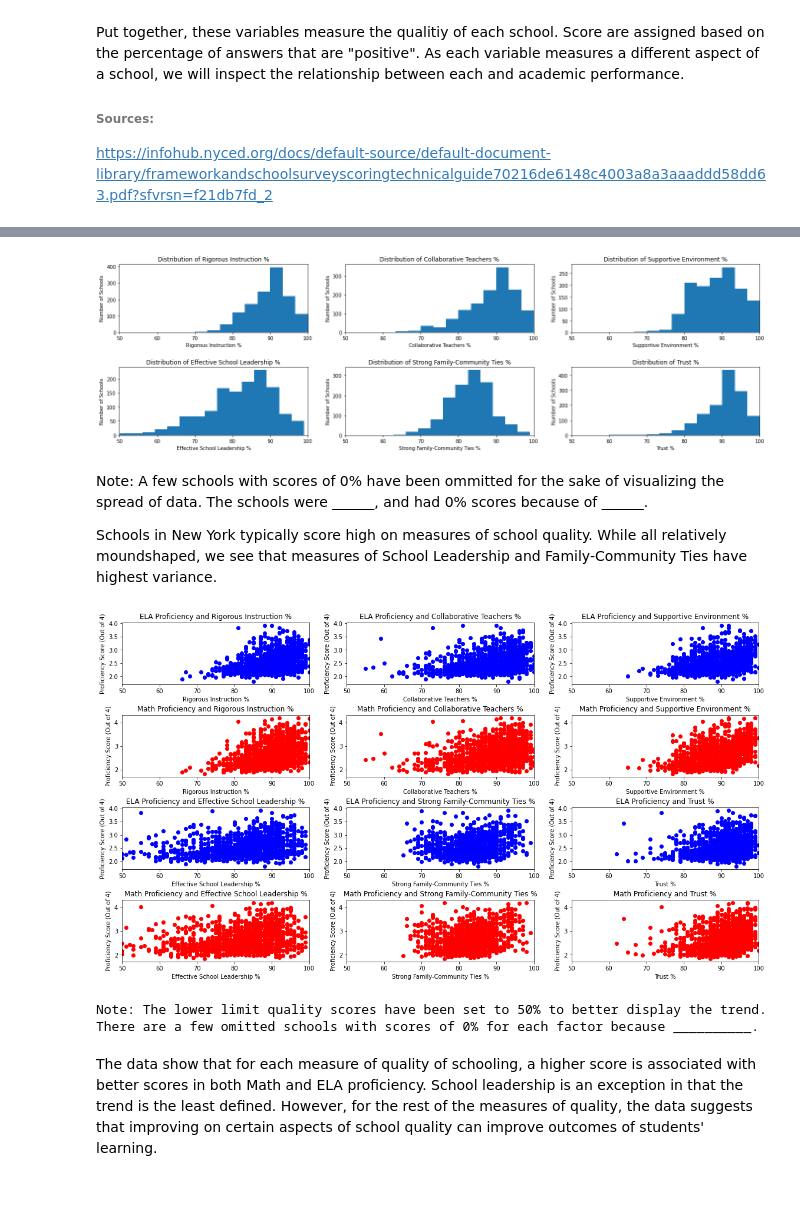
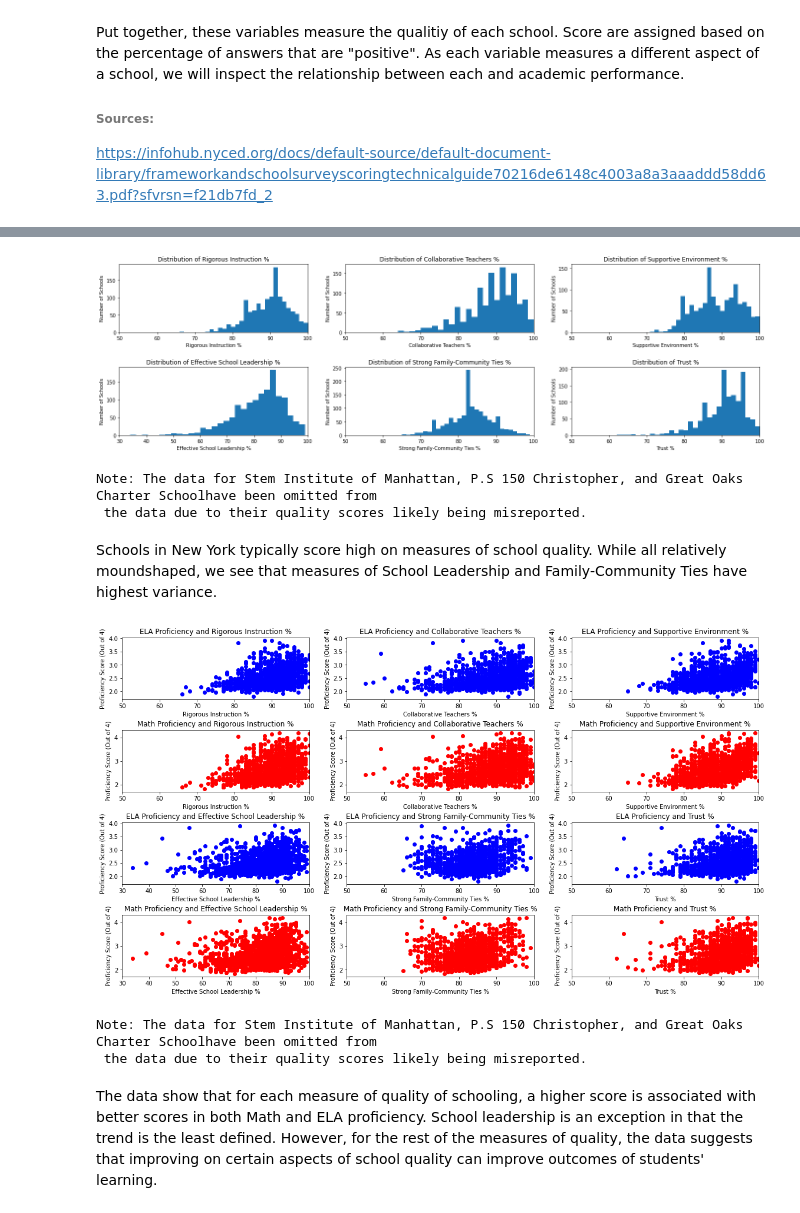
Before and after one commit to ethanyingchan/ECO225Project, a Jupyter notebook: How is student participation in the SHSAT and English and Math scores influenced by diversity, income, and quality of schools_.ipynb, the cells around one changed output, grey strips where cells are left out. Saved outputs shown, nothing was run; the diff lists cells and outputs as text; code cells hidden in the pictures.

```diff
--- a/How is student participation in the SHSAT and English and Math scores influenced by diversity, income, and quality of schools_.ipynb
+++ b/How is student participation in the SHSAT and English and Math scores influenced by diversity, income, and quality of schools_.ipynb
@@ -11,35 +36,15 @@ Datasets from PASSNYC provide information on primary and middle schools in New Y
 # %%
-import pandas as pd
-import matplotlib.pyplot as plt
-import numpy as np
-
-#Loading Data
-school = pd.read_csv('~/ECO225 Project/Data/2016 School Explorer.csv')
-SHSAT = pd.read_csv('~/ECO225 Project/Data/D5 SHSAT Registrations and Testers.csv')
-SHSAT['School name'] = SHSAT['School name'].str.upper()
-SHSAT = SHSAT.rename(columns={'School name': 'School Name'})
-
-#Cleaning data - Converting percentages into floats
-
-def percentfloat(var):
-    return float(var.replace('%',''))
-
-races = ['Percent Asian', 'Percent Black', 'Percent Hispanic', 'Percent Black / Hispanic', 'Percent White']
-for r in races:
-    school[r] = school[r].apply(percentfloat)
-races.remove('Percent Black / Hispanic')
-
-quality = ['Rigorous Instruction %', 'Collaborative Teachers %', 'Supportive Environment %',
-           'Effective School Leadership %', 'Strong Family-Community Ties %', 'Trust %']
-for q in quality:
-    school[q] = school[q].apply(str).apply(percentfloat)
+#Dropping rows with 0% for quality percentages - these are likely recording issues as all but 3 data points
+school = school.drop(school.index[school['Rigorous Instruction %'] == 0].tolist())
 
 school.set_index('School Name')
 SHSAT.set_index('School Name')
+
 data = pd.merge(school, SHSAT, how = 'outer')
 data = data.rename({'Number of students who registered for the SHSAT': 'SHSAT Registration',
              'Number of students who took the SHSAT': 'SHSAT Participation',
             'Enrollment on 10/31' : 'Enrollment'}, axis = 1)
+
 
 #New column to groupby registration for SHSAT status
 def registered(df):
@@ -255,26 +287,30 @@ https://infohub.nyced.org/docs/default-source/default-document-library/framework
 # %%
 fig, axs = plt.subplots(2,3)
 i = 0
 j = 0
 for q in quality:
     axs[i, j].hist(q, data = data, bins = 30)
     axs[i, j].set_title("Distribution of " + q)
     axs[i, j].set_ylabel('Number of Schools')
     axs[i, j].set_xlabel(q)
     axs[i, j].set_xlim(50, 100)
     j += 1
     if j == 3:
         j = 0
         i += 1
 
+axs[1, 0].set_xlim(30, 100)
 plt.tight_layout
 plt.subplots_adjust(left = 0, right = 3, bottom = 0.5, top = 1.7, hspace = 0.5)
 plt.show()
+
+print('Note: The data for Stem Institute of Manhattan, P.S 150 Christopher, and Great Oaks Charter School'
+      + 'have been omitted from \n the data due to their quality scores likely being misreported.')
 # %% [output]
-[figure, old version]
+[figure, new version]
+Note: The data for Stem Institute of Manhattan, P.S 150 Christopher, and Great Oaks Charter Schoolhave been omitted from
+ the data due to their quality scores likely being misreported.
 # %% [markdown]
-Note: A few schools with scores of 0% have been ommitted for the sake of visualizing the spread of data. The schools were ______, and had 0% scores because of ______.
-
 Schools in New York typically score high on measures of school quality. While all relatively moundshaped, we see that measures of School Leadership and Family-Community Ties have highest variance.
 # %%
 i = 0
@@ -299,14 +335,17 @@ for q in quality:
         j = -1
     j += 1
 
+axs[2, 0].set_xlim(30, 100)
+axs[3, 0].set_xlim(30, 100)
+
 plt.subplots_adjust(left = 0, right = 2.5, bottom = 1, top = 3, hspace = 0.5)
 plt.show()
 
-print('Note: The lower limit quality scores have been set to 50% to better display the trend.'
-      + '\n' + 'There are a few omitted schools with scores of 0% for each factor because __________.')
+print('Note: The data for Stem Institute of Manhattan, P.S 150 Christopher, and Great Oaks Charter School'
+      + 'have been omitted from \n the data due to their quality scores likely being misreported.')
 # %% [output]
-[figure, old version]
+[figure, new version]
-Note: The lower limit quality scores have been set to 50% to better display the trend.
-There are a few omitted schools with scores of 0% for each factor because __________.
+Note: The data for Stem Institute of Manhattan, P.S 150 Christopher, and Great Oaks Charter Schoolhave been omitted from
+ the data due to their quality scores likely being misreported.
 # %% [markdown]
 The data show that for each measure of quality of schooling, a higher score is associated with better scores in both Math and ELA proficiency. School leadership is an exception in that the trend is the least defined. However, for the rest of the measures of quality, the data suggests that improving on certain aspects of school quality can improve outcomes of students' learning.
```
Also changed, not shown: parts of 14 cells of this notebook.
